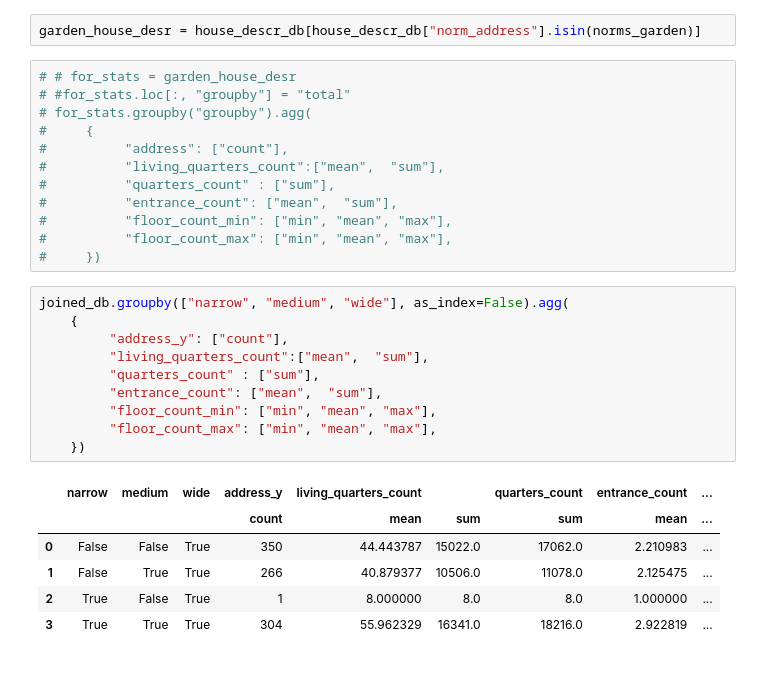
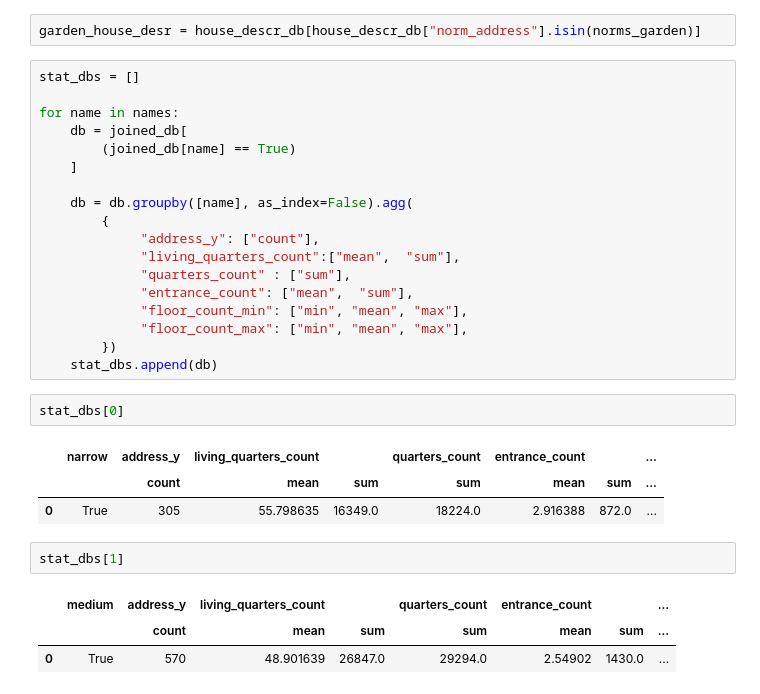
Before and after one commit to SvyatSheypak/city_for_people, a Jupyter notebook: garden_ring_houses/houses_in_polygons.ipynb, the cells around one changed output. Cells and saved outputs as stored; diff of their text form.

```diff
--- a/garden_ring_houses/houses_in_polygons.ipynb
+++ b/garden_ring_houses/houses_in_polygons.ipynb
@@ -543,31 +531,32 @@ print(np.random.choice(address_lookup(garden_ring_db["short_address"], "земл
 # %%
 garden_house_desr = house_descr_db[house_descr_db["norm_address"].isin(norms_garden)]
 # %%
-# # for_stats = garden_house_desr
-# #for_stats.loc[:, "groupby"] = "total"
-# for_stats.groupby("groupby").agg(
-#     {
-#          "address": ["count"],
-#          "living_quarters_count":["mean",  "sum"],
-#          "quarters_count" : ["sum"],
-#          "entrance_count": ["mean",  "sum"],
-#          "floor_count_min": ["min", "mean", "max"],
-#          "floor_count_max": ["min", "mean", "max"],
-#     })
+stat_dbs = []
+
+for name in names:
+    db = joined_db[
+        (joined_db[name] == True)
+    ]
+
+    db = db.groupby([name], as_index=False).agg(
+        {
+             "address_y": ["count"],
+             "living_quarters_count":["mean",  "sum"],
+             "quarters_count" : ["sum"],
+             "entrance_count": ["mean",  "sum"],
+             "floor_count_min": ["min", "mean", "max"],
+             "floor_count_max": ["min", "mean", "max"],
+        })
+    stat_dbs.append(db)
-# %%
-joined_db.groupby(["narrow", "medium", "wide"], as_index=False).agg(
-    {
-         "address_y": ["count"],
-         "living_quarters_count":["mean",  "sum"],
-         "quarters_count" : ["sum"],
-         "entrance_count": ["mean",  "sum"],
-         "floor_count_min": ["min", "mean", "max"],
-         "floor_count_max": ["min", "mean", "max"],
-    })
-# %% [output]
-|  | narrow | medium | wide | address_y | living_quarters_count |  | quarters_count | entrance_count | ... |
-|  |  |  |  | count | mean | sum | sum | mean | ... |
-| 0 | False | False | True | 350 | 44.443787 | 15022.0 | 17062.0 | 2.210983 | ... |
-| 1 | False | True | True | 266 | 40.879377 | 10506.0 | 11078.0 | 2.125475 | ... |
-| 2 | True | False | True | 1 | 8.000000 | 8.0 | 8.0 | 1.000000 | ... |
-| 3 | True | True | True | 304 | 55.962329 | 16341.0 | 18216.0 | 2.922819 | ... |
+# %%
+stat_dbs[0]
+# %% [output]
+|  | narrow | address_y | living_quarters_count |  | quarters_count | entrance_count |  | ... |
+|  |  | count | mean | sum | sum | mean | sum | ... |
+| 0 | True | 305 | 55.798635 | 16349.0 | 18224.0 | 2.916388 | 872.0 | ... |
+# %%
+stat_dbs[1]
+# %% [output]
+|  | medium | address_y | living_quarters_count |  | quarters_count | entrance_count |  | ... |
+|  |  | count | mean | sum | sum | mean | sum | ... |
+| 0 | True | 570 | 48.901639 | 26847.0 | 29294.0 | 2.54902 | 1430.0 | ... |
```
Also changed, not shown: parts of 25 cells of this notebook.
